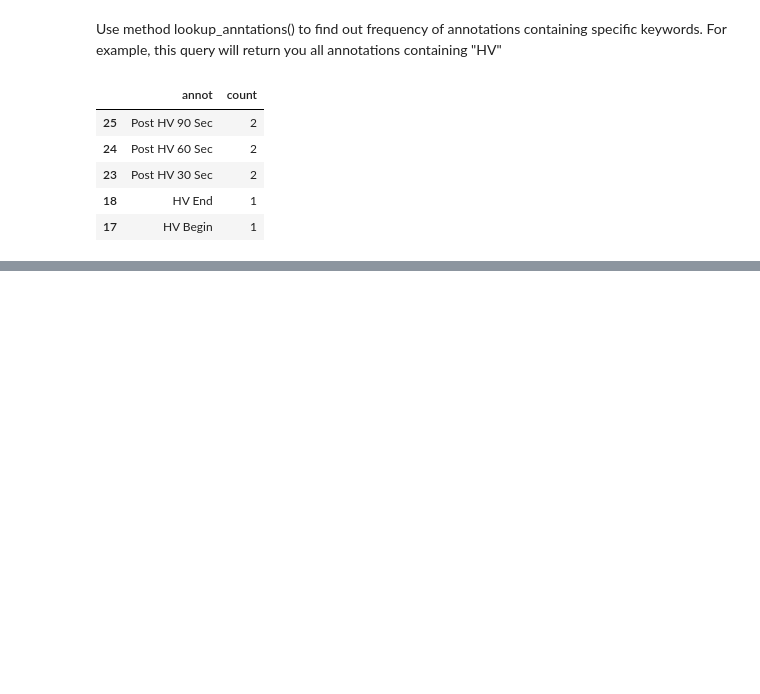
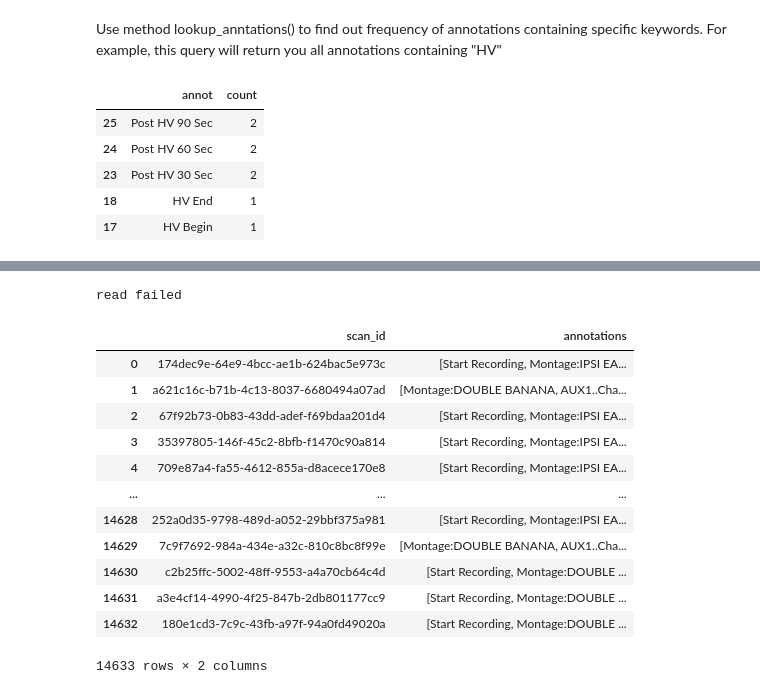
Before and after one commit to catvasily/eegfhabrainage, a Jupyter notebook: annotations/collect_annotations_demo.ipynb, the cells around one changed output, grey strips where cells are left out. Saved outputs shown, nothing was run; the diff lists cells and outputs as text; code cells hidden in the pictures; blank space fills up the shorter version.

```diff
--- a/annotations/collect_annotations_demo.ipynb
+++ b/annotations/collect_annotations_demo.ipynb
@@ -69,0 +136,17 @@ col.lookup_annotation('HV')
+# %%
+col.collect_annotations()
+# %% [output]
+read failed
+|  | scan_id | annotations |
+| 0 | 174dec9e-64e9-4bcc-ae1b-624bac5e973c | [Start Recording, Montage:IPSI EA... |
+| 1 | a621c16c-b71b-4c13-8037-6680494a07ad | [Montage:DOUBLE BANANA, AUX1..Cha... |
+| 2 | 67f92b73-0b83-43dd-adef-f69bdaa201d4 | [Start Recording, Montage:IPSI EA... |
+| 3 | 35397805-146f-45c2-8bfb-f1470c90a814 | [Start Recording, Montage:IPSI EA... |
+| 4 | 709e87a4-fa55-4612-855a-d8acece170e8 | [Start Recording, Montage:IPSI EA... |
+| ... | ... | ... |
+| 14628 | 252a0d35-9798-489d-a052-29bbf375a981 | [Start Recording, Montage:IPSI EA... |
+| 14629 | 7c9f7692-984a-434e-a32c-810c8bc8f99e | [Montage:DOUBLE BANANA, AUX1..Cha... |
+| 14630 | c2b25ffc-5002-48ff-9553-a4a70cb64c4d | [Start Recording, Montage:DOUBLE ... |
+| 14631 | a3e4cf14-4990-4f25-847b-2db801177cc9 | [Start Recording, Montage:DOUBLE ... |
+| 14632 | 180e1cd3-7c9c-43fb-a97f-94a0fd49020a | [Start Recording, Montage:DOUBLE ... |
+14633 rows × 2 columns
```
Also changed, not shown: parts of 16 cells of this notebook.
